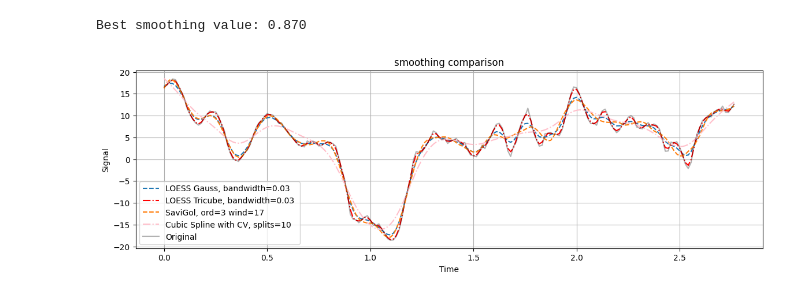
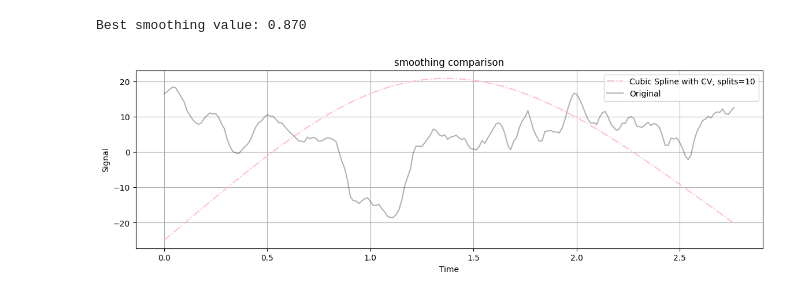
Before and after one commit to alexmarmaliuk/Space_Weather_Project, a Jupyter notebook: diploma/demo_smoothing.ipynb, the cells around one changed output. Saved outputs shown, nothing was run; the diff lists cells and outputs as text; code cells hidden in the pictures.

```diff
--- a/diploma/demo_smoothing.ipynb
+++ b/diploma/demo_smoothing.ipynb
@@ -212,24 +212,24 @@ best_spline = UnivariateSpline(x, y, s=best_lambda)
 # %%
 smoothing_values = np.logspace(-2, 2, 100)
 best_smooth = cross_validate_smoothing(np.array(t), np.array(y), smoothing_values, n_splits=2)
-y_smoothed = csaps(t, y, t, smooth=0.999)
+y_smoothed = csaps(t, y, t, smooth=-0.0999)
 print(f"Best smoothing value: {best_smooth:.3f}")
 # %% [output]
 Best smoothing value: 0.870
 # %%
 plt.figure(figsize=myfigsize)
 
-plt.plot(t, y_loess_gauss, label=f'LOESS Gauss, {bandwidth=} ', linestyle='dashed', alpha=1.0)
-plt.plot(t, y_loess_tricube, color='red', label=f'LOESS Tricube, {bandwidth=} ', linestyle='-.', alpha=1.0)
-plt.plot(t, sg, label=f'SaviGol, {ord=} wind={window_size}', linestyle='dashed', alpha=1.0)
+# plt.plot(t, y_loess_gauss, label=f'LOESS Gauss, {bandwidth=} ', linestyle='dashed', alpha=1.0)
+# plt.plot(t, y_loess_tricube, color='red', label=f'LOESS Tricube, {bandwidth=} ', linestyle='-.', alpha=1.0)
+# plt.plot(t, sg, label=f'SaviGol, {ord=} wind={window_size}', linestyle='dashed', alpha=1.0)
 # plt.plot(t, best_spline(x), color='pink', label='Cubic Spline with CV', linestyle='-.', alpha=1.)
 plt.plot(t, y_smoothed, color='pink', label=f'Cubic Spline with CV, splits={10}', linestyle='-.', alpha=1.)
 plt.plot(t, y, color='black', label='Original', alpha=0.3)
 
 plot_setup(
     xlabel='Time',
     ylabel='Signal',
     title='smoothing comparison',
 )
 # %% [output]
-[figure, old version]
+[figure, new version]
```
Also changed, not shown: 32 other files.
